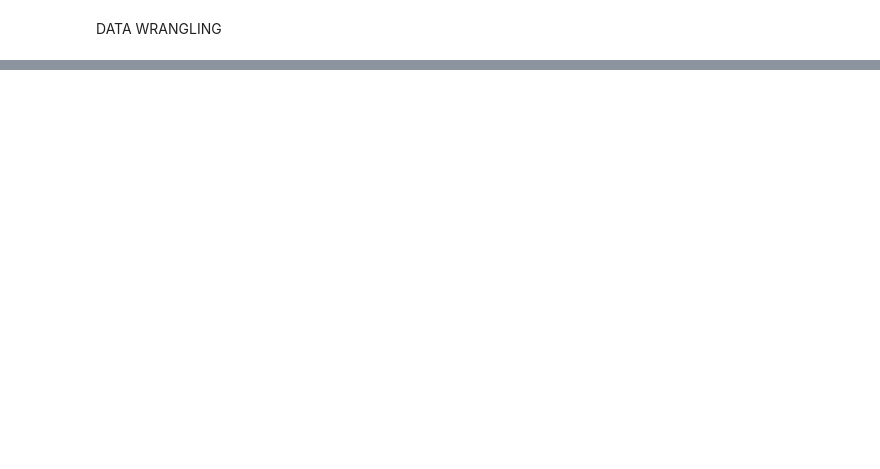
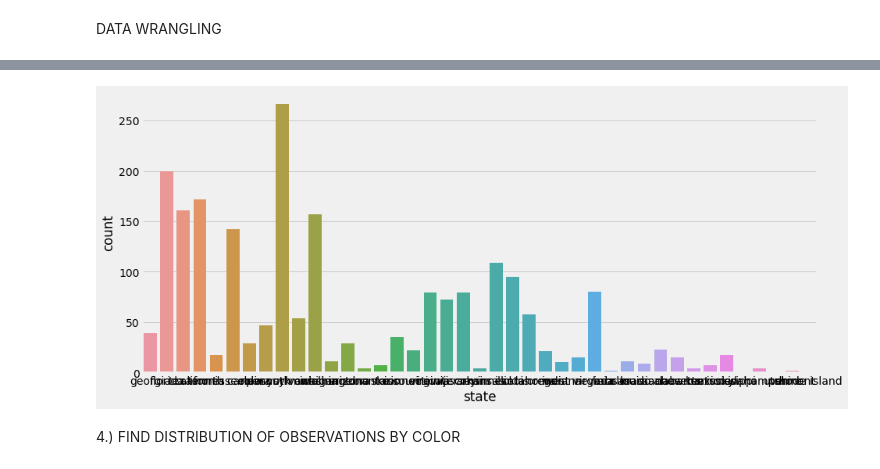
Before and after one commit to michaelbeebe123/us_cars, a Jupyter notebook: cars.ipynb, the cells around one changed output, grey strips where cells are left out. Drawn from its saved outputs; the diff is of its cells as text; code cells hidden in the pictures; blank space fills up the shorter version.

Commit message:
up next is finding the dist of price by brand (5). Need to clean up the graphs so labels aren't overlapping

```diff
--- a/cars.ipynb
+++ b/cars.ipynb
@@ -146,0 +330,11 @@ sns.countplot(x='year', data=df4, ax=ax)
+# %%
+# ------------------------------------------------------
+# PLOTTING THE BREAKDOWN BY STATE
+# ------------------------------------------------------
+fig = plt.figure(figsize=(12,5))
+ax = fig.add_axes([0,0,1,1])
+sns.countplot(x='state', data=df4, ax=ax)
+# %% [output]
+[figure, added]
+# %% [markdown]
+4.) FIND DISTRIBUTION OF OBSERVATIONS BY COLOR
```
Also changed, not shown: parts of 25 cells of this notebook, 1 other file.
